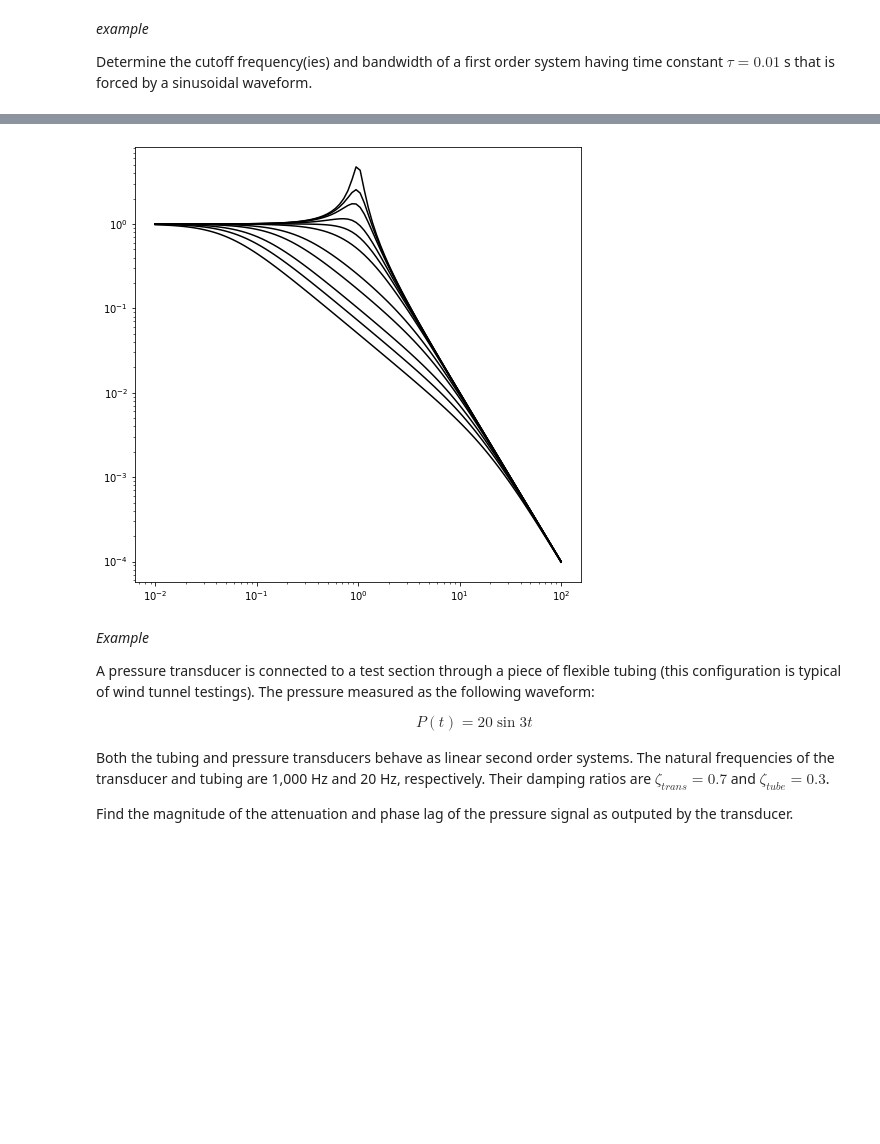
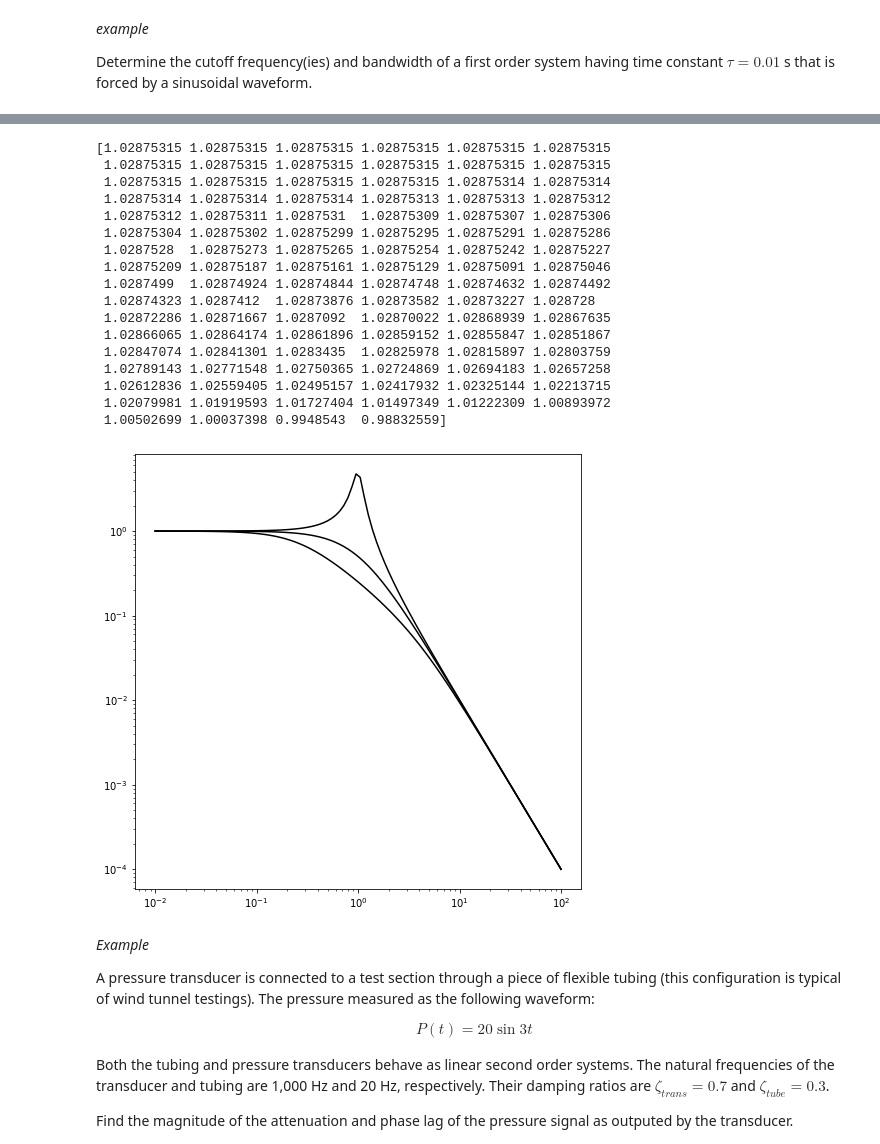
Before and after one commit to bardet/GWU-MAE3120_2022, a Jupyter notebook: Lectures/01_DynamicSystemsResponse.ipynb, the cells around one changed output, grey strips where cells are left out. Drawn from its saved outputs; the diff is of its cells as text; code cells hidden in the pictures; blank space fills up the shorter version.

```diff
--- a/Lectures/01_DynamicSystemsResponse.ipynb
+++ b/Lectures/01_DynamicSystemsResponse.ipynb
@@ -441,14 +441,34 @@ def M_2(omega,omega_n,zeta):
 omega_n = 1 # (Hz)
 # %%
 fig = pyplot.figure(figsize=(8,8))
-zeta_range = [0.1, 0.2, 0.3, 0.5, 0.7, 1, 2, 3, 5, 7, 10]
+# zeta_range = [0.1, 0.2, 0.3, 0.5, 0.7, 1, 2, 3, 5, 7, 10]
+zeta_range = [0.1, 1, 2]
 for zeta in zeta_range:
     M2 = M_2(omega_range,omega_n,zeta)
     pyplot.plot(omega_range, M2, color='k', linestyle='-')
 pyplot.xscale('log')
 pyplot.yscale('log')
+
+print(M_2(100,71.21,0.1))
 # %% [output]
+[1.02875315 1.02875315 1.02875315 1.02875315 1.02875315 1.02875315
+ 1.02875315 1.02875315 1.02875315 1.02875315 1.02875315 1.02875315
+ 1.02875315 1.02875315 1.02875315 1.02875315 1.02875314 1.02875314
+ 1.02875314 1.02875314 1.02875314 1.02875313 1.02875313 1.02875312
+ 1.02875312 1.02875311 1.0287531  1.02875309 1.02875307 1.02875306
+ 1.02875304 1.02875302 1.02875299 1.02875295 1.02875291 1.02875286
+ 1.0287528  1.02875273 1.02875265 1.02875254 1.02875242 1.02875227
+ 1.02875209 1.02875187 1.02875161 1.02875129 1.02875091 1.02875046
+ 1.0287499  1.02874924 1.02874844 1.02874748 1.02874632 1.02874492
+ 1.02874323 1.0287412  1.02873876 1.02873582 1.02873227 1.028728
+ 1.02872286 1.02871667 1.0287092  1.02870022 1.02868939 1.02867635
+ 1.02866065 1.02864174 1.02861896 1.02859152 1.02855847 1.02851867
+ 1.02847074 1.02841301 1.0283435  1.02825978 1.02815897 1.02803759
+ 1.02789143 1.02771548 1.02750365 1.02724869 1.02694183 1.02657258
+ 1.02612836 1.02559405 1.02495157 1.02417932 1.02325144 1.02213715
+ 1.02079981 1.01919593 1.01727404 1.01497349 1.01222309 1.00893972
+ 1.00502699 1.00037398 0.9948543  0.98832559]
-[figure, old version]
+[figure, new version]
 # %% [markdown]
 _Example_
 
```
Also changed, not shown: parts of 1 cell of this notebook.
